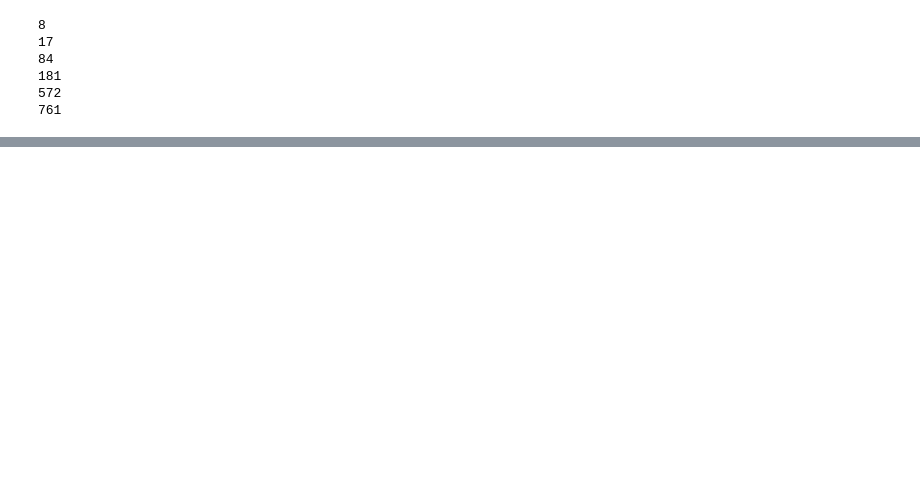
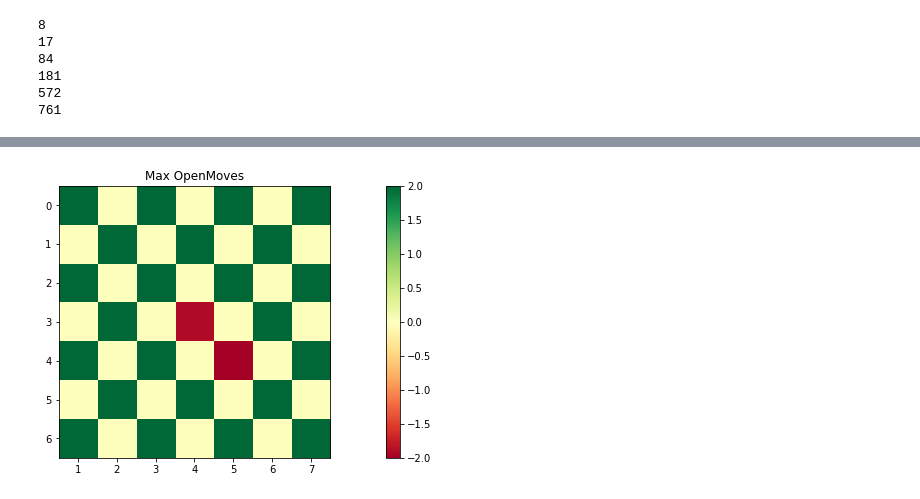
Before and after one commit to learningwithmachines/knights-isolation-tree-search, a Jupyter notebook: heuristic analysis.ipynb, the cells around one changed output, grey strips where cells are left out. Cells and saved outputs as stored; diff of their text form; code cells hidden in the pictures; blank space fills up the shorter version.

```diff
--- a/heuristic analysis.ipynb
+++ b/heuristic analysis.ipynb
@@ -405,0 +409,67 @@ for x in range(1,7):
+# %%
+#if player val: -1.9
+#if blocked val: -2
+#if in set: val:2, if not in set val:0
+
+class plotgrid:
+
+    def __init__(self, playerloc, fulls, blanks, possibles ):
+        self.absmin = -2
+        self.absmax = 2
+        self.neutral = 0
+        self.playerval = -1.9
+        self.loc = playerloc
+        self.fulls = fulls
+        self.blanks = blanks
+        self.possibles = possibles
+        self.enumdict = {cells:0 for cells in fulls}
+
+
+    def enum(self):
+        full, blanks, possibles = self.fulls, self.blanks, self.possibles
+        enumdict = {}
+        for keys in self.enumdict.keys():
+            if keys == self.loc:
+                enumdict[keys] = self.playerval
+            elif keys in list(blanks and possibles):
+                enumdict[keys] = self.absmax
+            elif keys in list(set(full) - set(blanks)):
+                enumdict[keys] = self.absmin
+            elif keys in list(set(blanks) - set(possibles)):
+                enumdict[keys] = self.neutral
+
+        return enumdict
+
+    def makematrix(self, enumdict):
+        maxr = maxc = 7
+        made = [[enumdict[(x,y)] for y in range(maxc)] for x in range(maxr)]
+        return made
+
+    def start(self):
+        self.enumdict = self.enum()
+        matrix = self.makematrix(self.enumdict)
+        self.plotter(matrix)
+
+    def plotter(self, matrix_0):
+
+        matrix = np.matrix(matrix_0)
+        fig = plt.figure()
+        fig.patch.set_facecolor('white')
+        ax = fig.add_subplot(1,1,1)
+        label = [x for x in range(8)]
+        ax.set_aspect('equal')
+        ax.set_xticklabels(label)
+        ax.set_facecolor('white')
+        plot.title('Max OpenMoves')
+        plt.imshow(matrix, interpolation='nearest', cmap=plt.cm.RdYlGn)
+        plt.colorbar()
+        plt.show()
+
+
+
+
+pplot = plotgrid(playerloc, locinit, legals, optdict[4])
+
+pplot.start()
+# %% [output]
+[figure, added]
```
Also changed, not shown: parts of 4 cells of this notebook, 2 other files.
